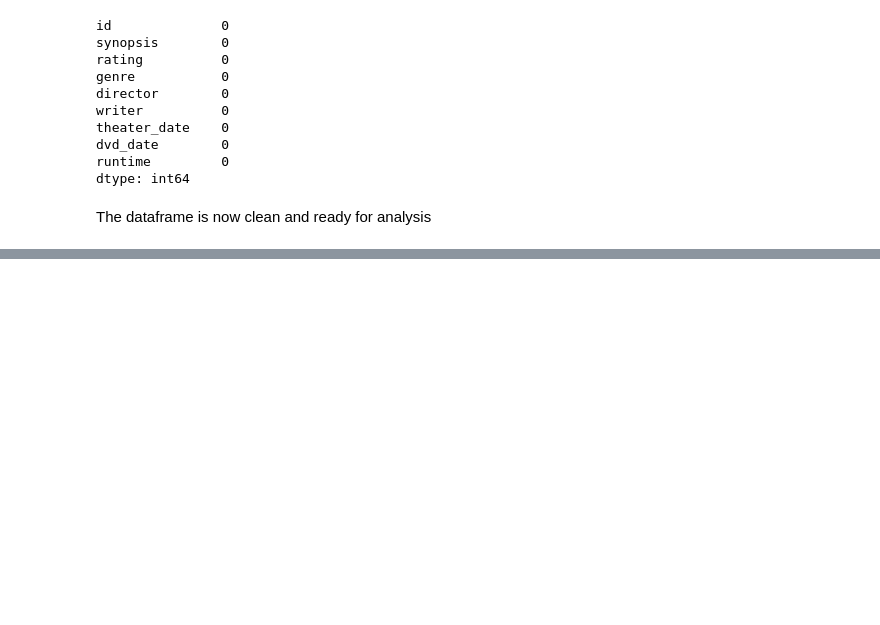
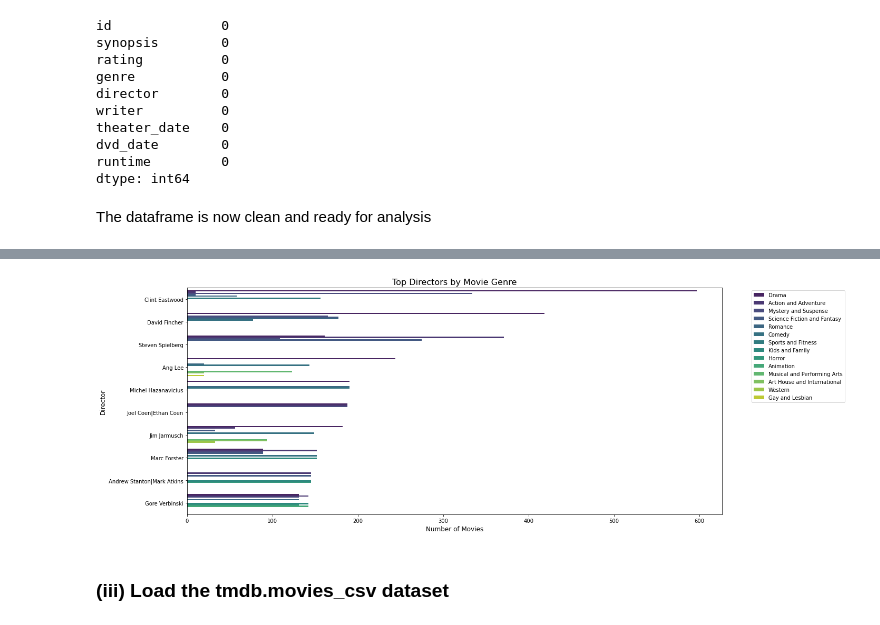
Before and after one commit to FrancisNdirangu/Phase-2-Project, a Jupyter notebook: b_notebook.ipynb, the cells around one changed output, grey strips where cells are left out. Drawn from its saved outputs; the diff is of its cells as text; code cells hidden in the pictures; blank space fills up the shorter version.

```diff
--- a/b_notebook.ipynb
+++ b/b_notebook.ipynb
@@ -471,0 +481,4 @@ numbers_df
+# %%
+# replace columns having missing values between 0.1-20% with the mode
+columns_replaced = ['review', 'critic', 'publisher']
+rt_reviews_df_copy[columns_replaced] = rt_reviews_df_copy[columns_replaced].fillna(rt_reviews_df_copy[columns_replaced].mode().iloc[0])
@@ -471,0 +660,45 @@ numbers_df
+# %%
+import pandas as pd
+import matplotlib.pyplot as plt
+import seaborn as sns
+
+# Sample data preparation (in case you need to test)
+# data = {'directors': ['Director A', 'Director B', 'Director A'],
+#         'genres': ['Comedy|Drama', 'Action|Thriller', 'Comedy|Romance']}
+# df = pd.DataFrame(data)
+
+# 1. Split and explode genres
+df_expanded = rotten_reviews_df_copy.assign(genre=rotten_reviews_df_copy['genre'].str.split('|')).explode('genre')
+
+# 2. Clean genre strings (remove whitespace)
+df_expanded['genres'] = df_expanded['genre'].str.strip()
+
+# 3. Count director-genre combinations
+director_genre_counts = df_expanded.groupby(['director', 'genre']).size().reset_index(name='count')
+
+# 4. Get top N directors by total movies
+top_directors = df_expanded['director'].value_counts().head(10).index
+
+# 5. Filter and sort data
+plot_data = director_genre_counts[director_genre_counts['director'].isin(top_directors)]
+plot_data = plot_data.sort_values('count', ascending=False)
+
+# 6. Create the plot
+plt.figure(figsize=(20,7))
+sns.barplot(data=plot_data,
+            x='count',
+            y='director',
+            hue='genre',
+            palette='viridis',
+            dodge=True)
+
+plt.title('Top Directors by Movie Genre', fontsize=16)
+plt.xlabel('Number of Movies', fontsize=12)
+plt.ylabel('Director', fontsize=12)
+plt.legend(bbox_to_anchor=(1.05, 1), loc='upper left')
+plt.tight_layout()
+plt.show()
+# %% [output]
+[figure, added]
+# %% [markdown]
+### (iii) Load the tmdb.movies_csv dataset
```
Also changed, not shown: parts of 72 cells of this notebook, 5 other files.
